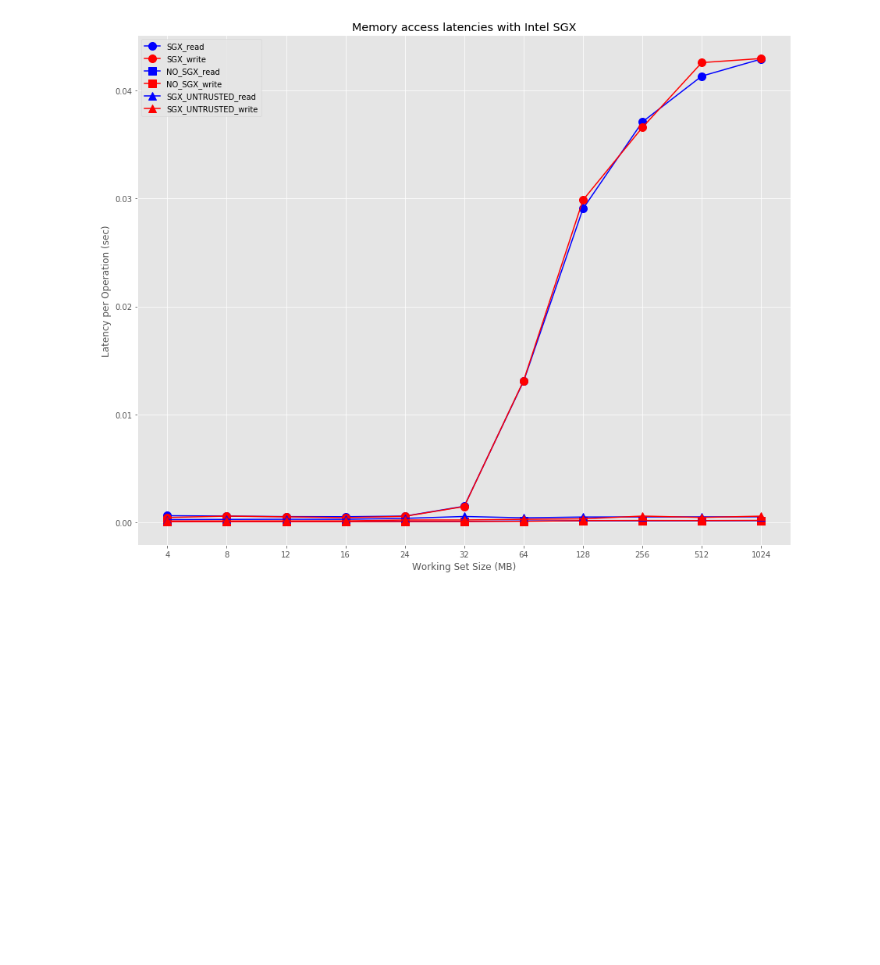
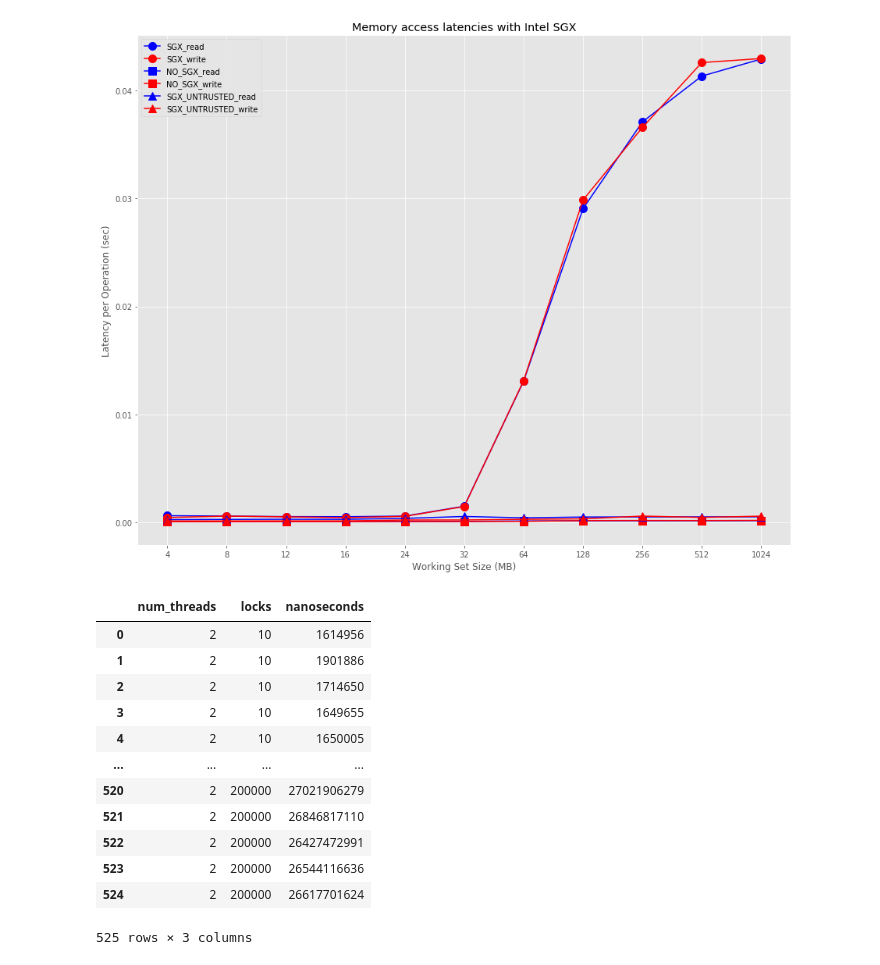
Before and after one commit to shangsuru/verifiable-lockmanager, a Jupyter notebook: benchmark/evaluation/evaluation.ipynb, the cells around one changed output. Saved outputs shown, nothing was run; the diff lists cells and outputs as text; code cells hidden in the pictures; blank space fills up the shorter version.

```diff
--- a/benchmark/evaluation/evaluation.ipynb
+++ b/benchmark/evaluation/evaluation.ipynb
@@ -321,3 +321,21 @@ plt.ylabel("Latency per Operation (sec)")
 plt.show()
 # %% [output]
 [figure]
+# %%
+insecure_simplev2 = pd.read_csv("insecure_simplev2.csv")
+
+insecure_simplev2
+# %% [output]
+|  | num_threads | locks | nanoseconds |
+| 0 | 2 | 10 | 1614956 |
+| 1 | 2 | 10 | 1901886 |
+| 2 | 2 | 10 | 1714650 |
+| 3 | 2 | 10 | 1649655 |
+| 4 | 2 | 10 | 1650005 |
+| ... | ... | ... | ... |
+| 520 | 2 | 200000 | 27021906279 |
+| 521 | 2 | 200000 | 26846817110 |
+| 522 | 2 | 200000 | 26427472991 |
+| 523 | 2 | 200000 | 26544116636 |
+| 524 | 2 | 200000 | 26617701624 |
+525 rows × 3 columns
```
Also changed, not shown: parts of 3 cells of this notebook, 1 other file.
